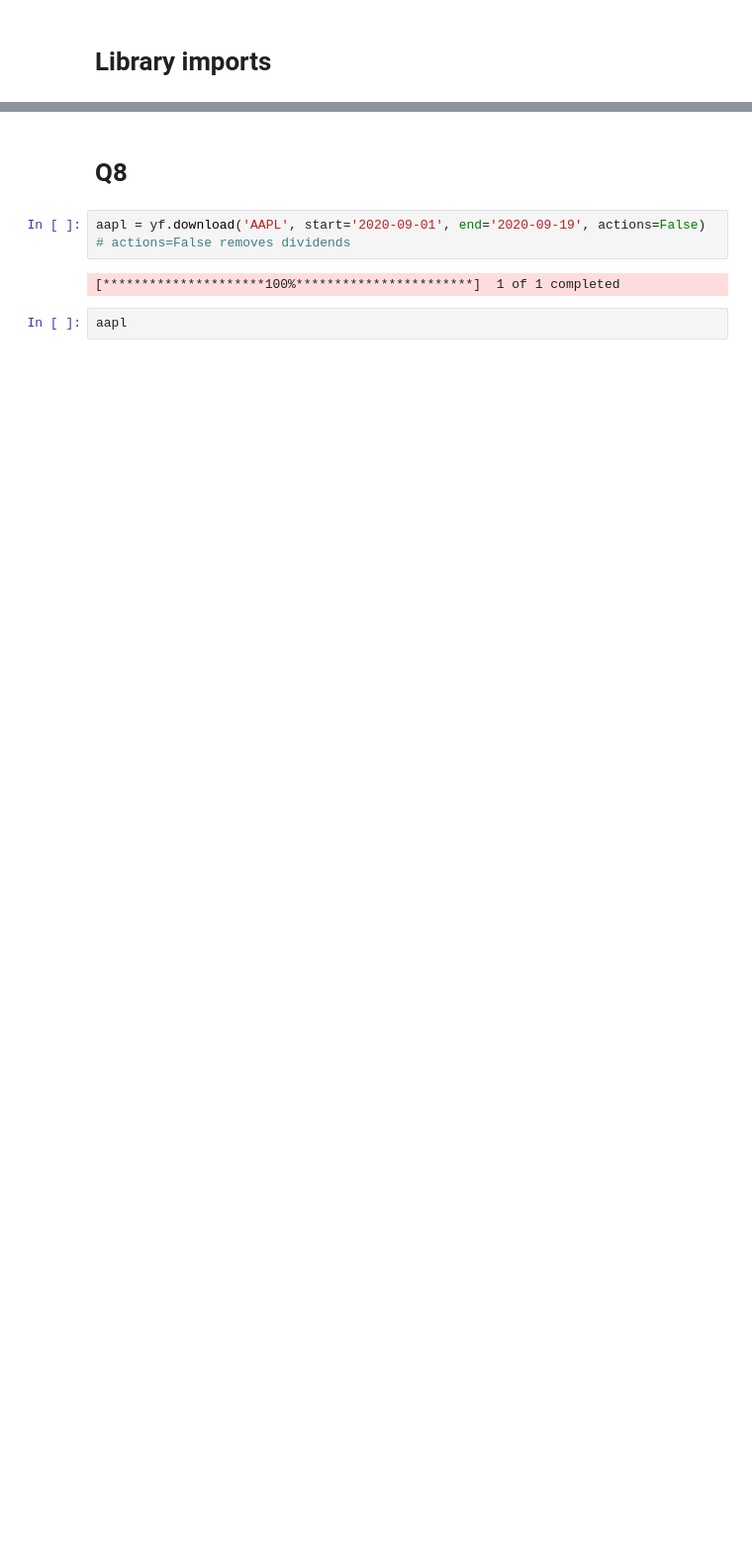
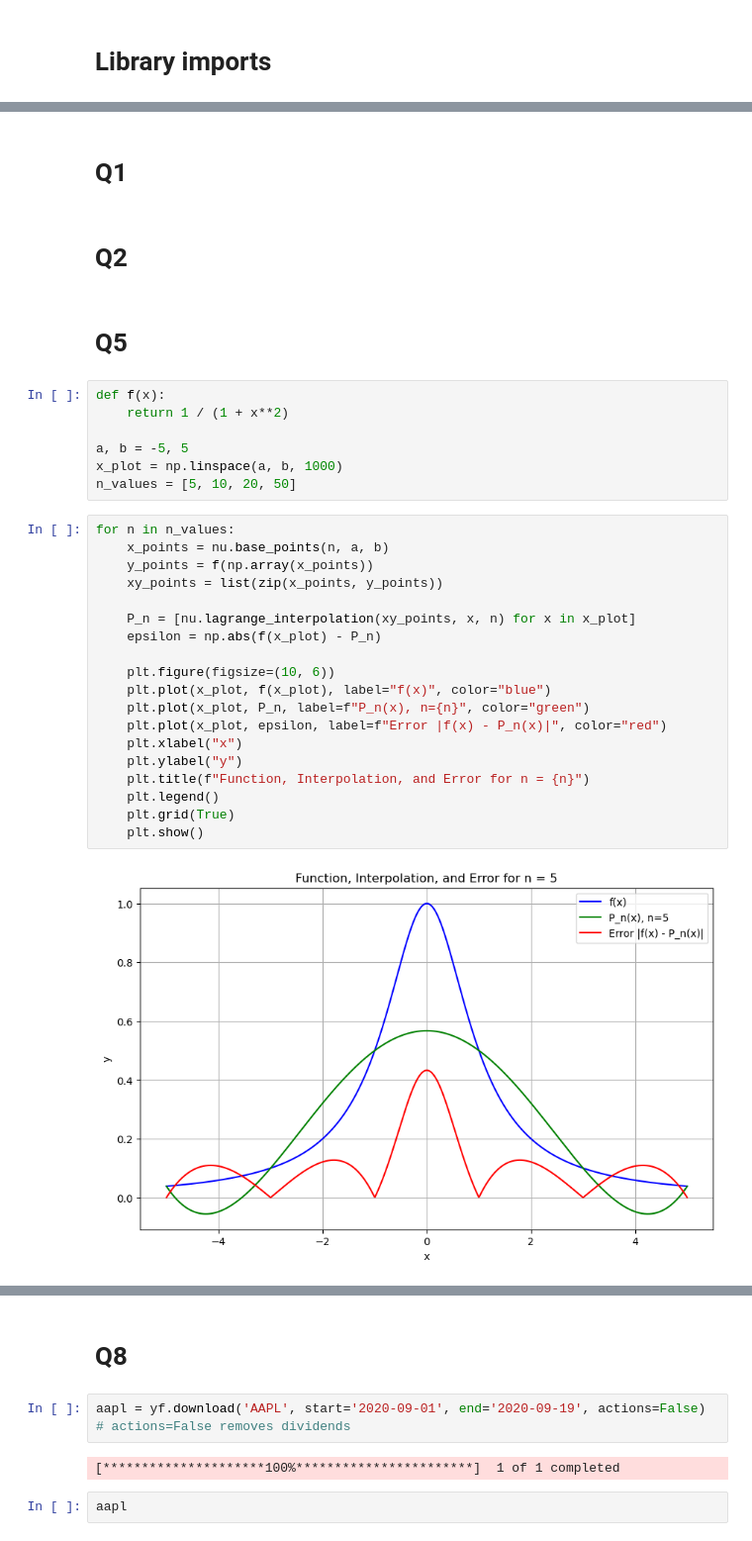
Before and after one commit to atkrish0/numerical-analysis-rbs, a Jupyter notebook: hw3/Atheesh_Krishnan_NA_HW3.ipynb, the cells around one changed output, grey strips where cells are left out. Shown: that part at 99% size. Drawn from its saved outputs; the diff is of its cells as text; blank space fills up the shorter version.

```diff
--- a/hw3/Atheesh_Krishnan_NA_HW3.ipynb
+++ b/hw3/Atheesh_Krishnan_NA_HW3.ipynb
@@ -14,0 +10,34 @@ from numerical_utility import divided_differences
+# %% [markdown]
+# Q1
+# %% [markdown]
+# Q2
+# %% [markdown]
+# Q5
+# %%
+def f(x):
+    return 1 / (1 + x**2)
+
+a, b = -5, 5
+x_plot = np.linspace(a, b, 1000)
+n_values = [5, 10, 20, 50]
+# %%
+for n in n_values:
+    x_points = nu.base_points(n, a, b)
+    y_points = f(np.array(x_points))
+    xy_points = list(zip(x_points, y_points))
+
+    P_n = [nu.lagrange_interpolation(xy_points, x, n) for x in x_plot]
+    epsilon = np.abs(f(x_plot) - P_n)
+
+    plt.figure(figsize=(10, 6))
+    plt.plot(x_plot, f(x_plot), label="f(x)", color="blue")
+    plt.plot(x_plot, P_n, label=f"P_n(x), n={n}", color="green")
+    plt.plot(x_plot, epsilon, label=f"Error |f(x) - P_n(x)|", color="red")
+    plt.xlabel("x")
+    plt.ylabel("y")
+    plt.title(f"Function, Interpolation, and Error for n = {n}")
+    plt.legend()
+    plt.grid(True)
+    plt.show()
+# %% [output]
+[figure, added]
```
Also changed, not shown: parts of 7 cells of this notebook, 1 other file.
